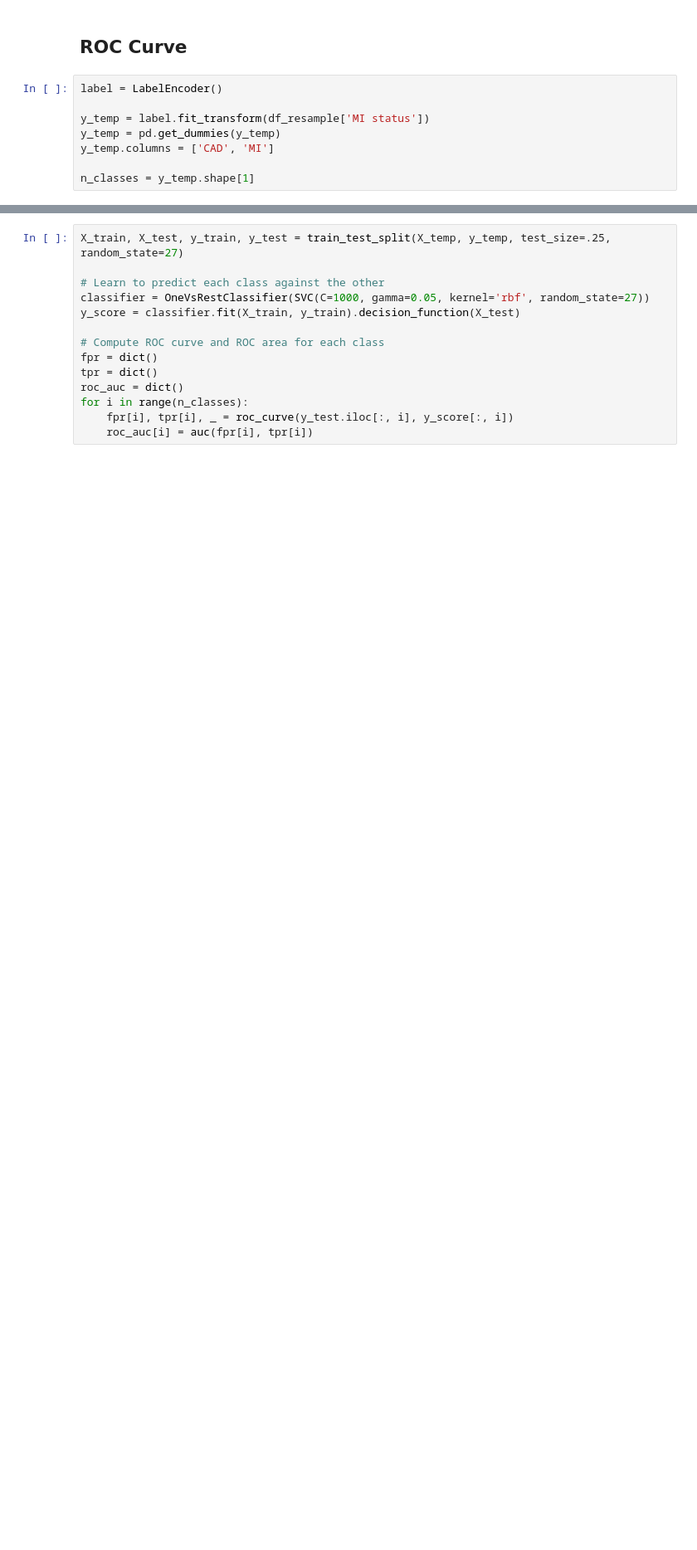
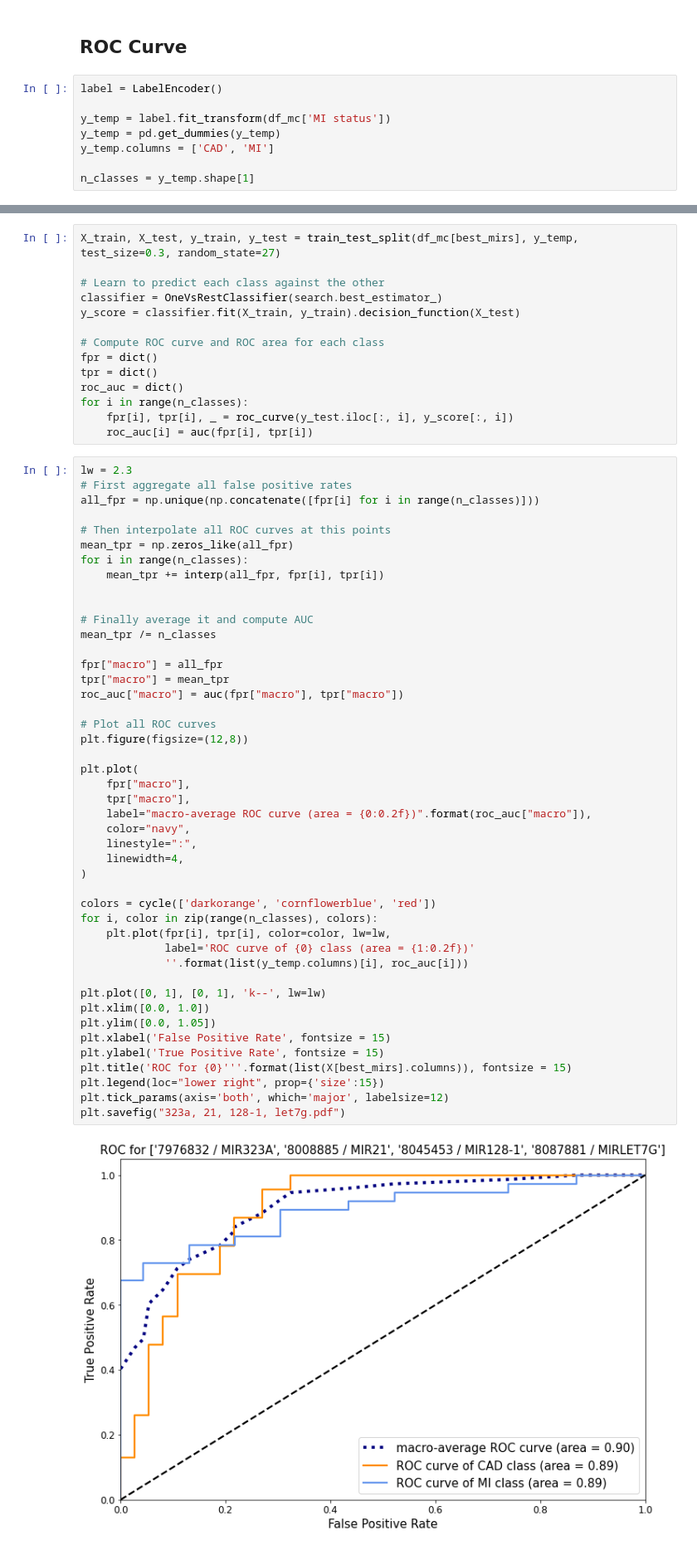
Before and after one commit to MehrdadSamadishadlou/mir_signature_4_datasets, a Jupyter notebook: MI_CAD_and_then_healthy.ipynb, the cells around one changed output, grey strips where cells are left out. Shown at 83% size. Cells and saved outputs as stored; diff of their text form; blank space fills up the shorter version.

```diff
--- a/MI_CAD_and_then_healthy.ipynb
+++ b/MI_CAD_and_then_healthy.ipynb
@@ -450,7 +458,7 @@ weighted avg       0.82      0.80      0.79        59
 # %%
 label = LabelEncoder()
 
-y_temp = label.fit_transform(df_resample['MI status'])
+y_temp = label.fit_transform(df_mc['MI status'])
 y_temp = pd.get_dummies(y_temp)
 y_temp.columns = ['CAD', 'MI']
 
@@ -458,8 +470,8 @@ n_classes = y_temp.shape[1]
 # %%
-X_train, X_test, y_train, y_test = train_test_split(X_temp, y_temp, test_size=.25, random_state=27)
+X_train, X_test, y_train, y_test = train_test_split(df_mc[best_mirs], y_temp, test_size=0.3, random_state=27)
 
 # Learn to predict each class against the other
-classifier = OneVsRestClassifier(SVC(C=1000, gamma=0.05, kernel='rbf', random_state=27))
+classifier = OneVsRestClassifier(search.best_estimator_)
 y_score = classifier.fit(X_train, y_train).decision_function(X_test)
 
 # Compute ROC curve and ROC area for each class
@@ -469,3 +481,50 @@ roc_auc = dict()
 for i in range(n_classes):
     fpr[i], tpr[i], _ = roc_curve(y_test.iloc[:, i], y_score[:, i])
     roc_auc[i] = auc(fpr[i], tpr[i])
+# %%
+lw = 2.3
+# First aggregate all false positive rates
+all_fpr = np.unique(np.concatenate([fpr[i] for i in range(n_classes)]))
+
+# Then interpolate all ROC curves at this points
+mean_tpr = np.zeros_like(all_fpr)
+for i in range(n_classes):
+    mean_tpr += interp(all_fpr, fpr[i], tpr[i])
+
+
+# Finally average it and compute AUC
+mean_tpr /= n_classes
+
+fpr["macro"] = all_fpr
+tpr["macro"] = mean_tpr
+roc_auc["macro"] = auc(fpr["macro"], tpr["macro"])
+
+# Plot all ROC curves
+plt.figure(figsize=(12,8))
+
+plt.plot(
+    fpr["macro"],
+    tpr["macro"],
+    label="macro-average ROC curve (area = {0:0.2f})".format(roc_auc["macro"]),
+    color="navy",
+    linestyle=":",
+    linewidth=4,
+)
+
+colors = cycle(['darkorange', 'cornflowerblue', 'red'])
+for i, color in zip(range(n_classes), colors):
+    plt.plot(fpr[i], tpr[i], color=color, lw=lw,
+             label='ROC curve of {0} class (area = {1:0.2f})'
+             ''.format(list(y_temp.columns)[i], roc_auc[i]))
+
+plt.plot([0, 1], [0, 1], 'k--', lw=lw)
+plt.xlim([0.0, 1.0])
+plt.ylim([0.0, 1.05])
+plt.xlabel('False Positive Rate', fontsize = 15)
+plt.ylabel('True Positive Rate', fontsize = 15)
+plt.title('ROC for {0}'''.format(list(X[best_mirs].columns)), fontsize = 15)
+plt.legend(loc="lower right", prop={'size':15})
+plt.tick_params(axis='both', which='major', labelsize=12)
+plt.savefig("323a, 21, 128-1, let7g.pdf")
+# %% [output]
+[figure, added]
```
Also changed, not shown: parts of 37 cells of this notebook, 1 other file.
